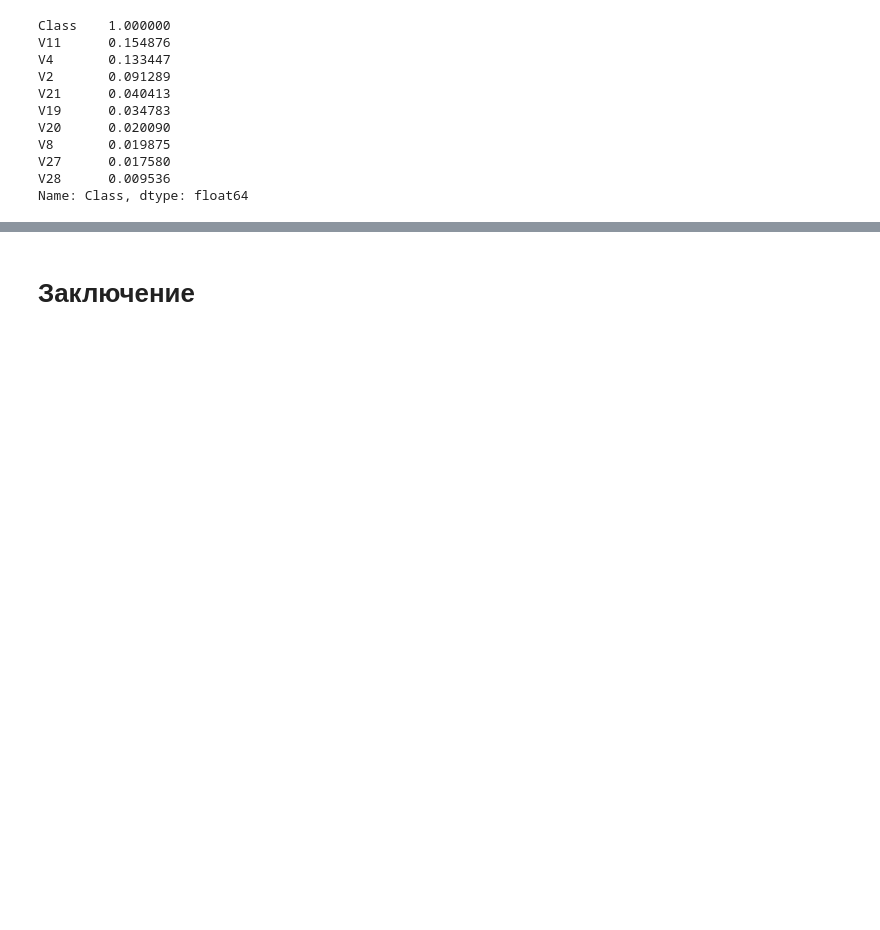
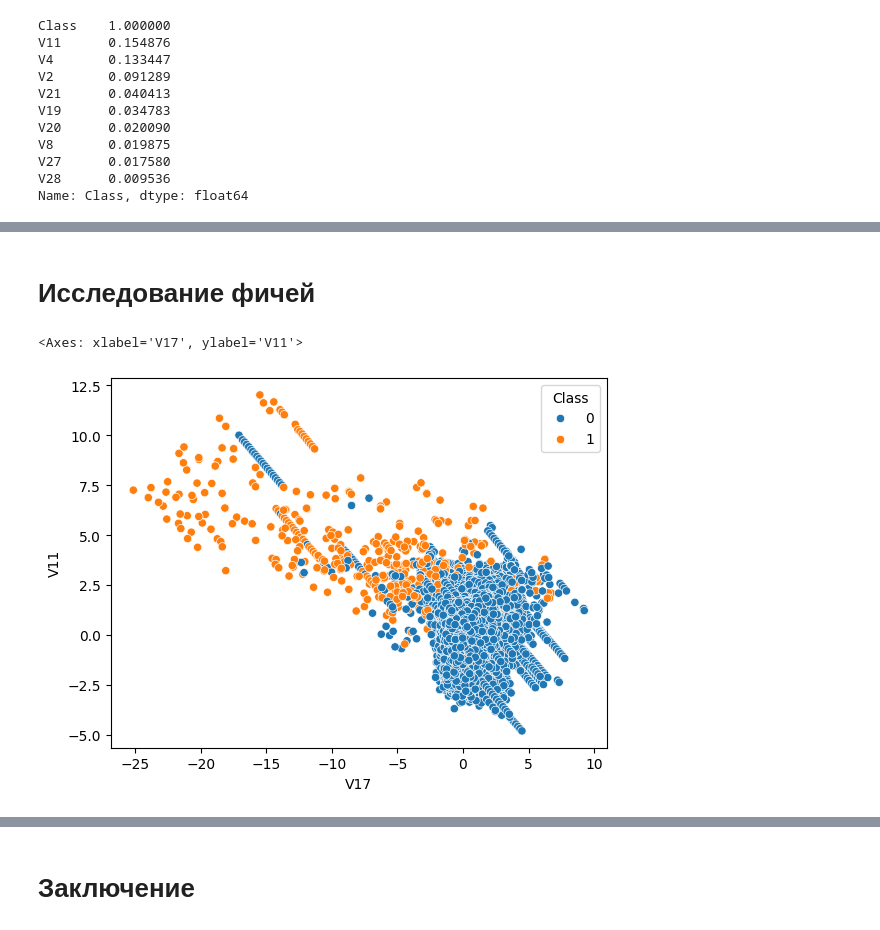
Before and after one commit to ibatuloff/fraud-detection-research, a Jupyter notebook: notebooks/eda.ipynb, the cells around one changed output, grey strips where cells are left out. Cells and saved outputs as stored; diff of their text form; code cells hidden in the pictures; blank space fills up the shorter version.

```diff
--- a/notebooks/eda.ipynb
+++ b/notebooks/eda.ipynb
@@ -105,0 +103,7 @@ Name: Class, dtype: float64
+# %% [markdown]
+# Исследование фичей
+# %%
+sns.scatterplot(data=data, x='V17', y='V11', hue='Class')
+# %% [output]
+<Axes: xlabel='V17', ylabel='V11'>
+[figure, added]
```
Also changed, not shown: parts of 6 cells of this notebook, 5 other files.
